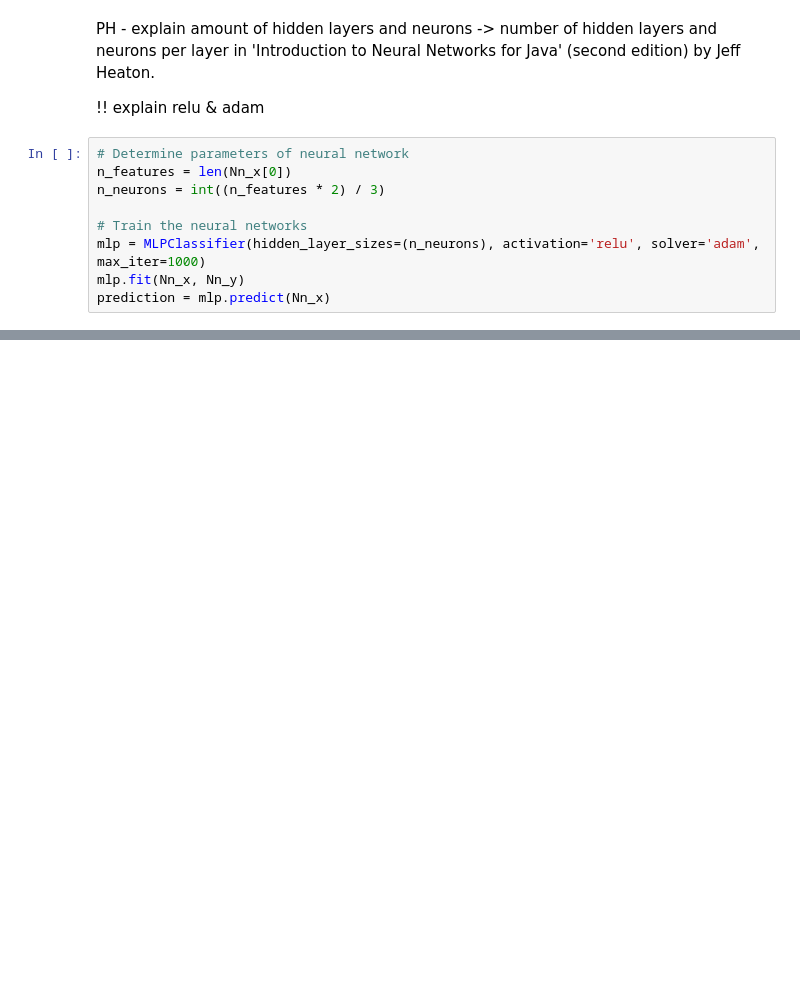
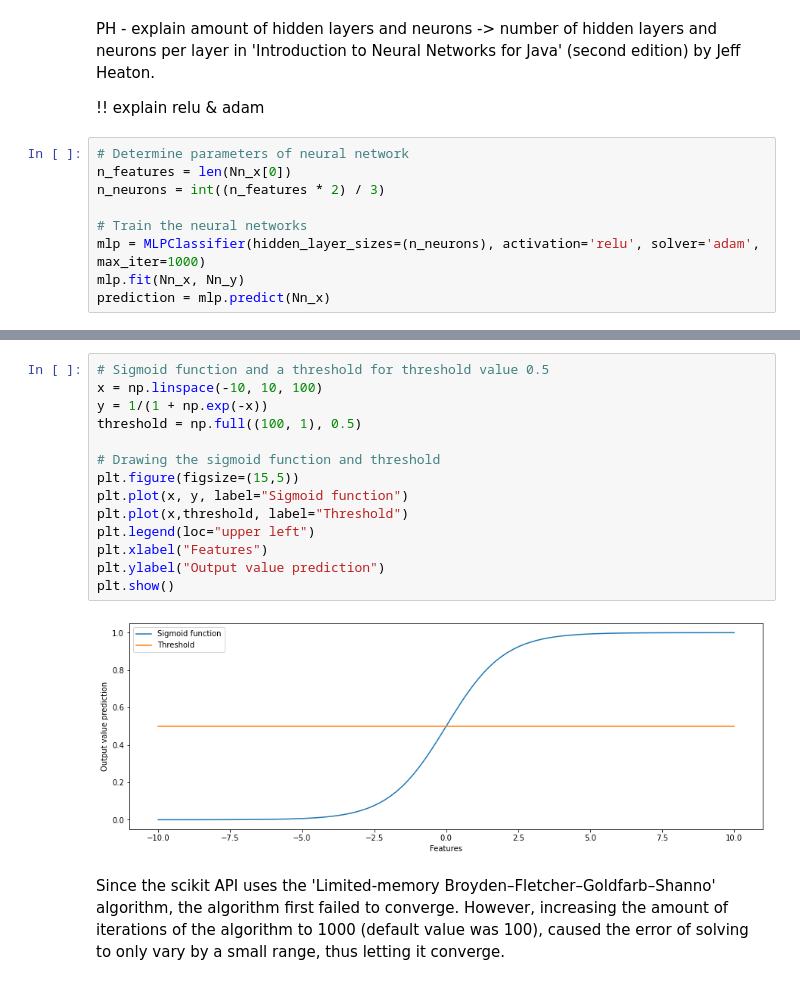
Before and after one commit to jberlang/League-of-Legends-Model, a Jupyter notebook: Notebook.ipynb, the cells around one changed output, grey strips where cells are left out. Cells and saved outputs as stored; diff of their text form; blank space fills up the shorter version.

```diff
--- a/Notebook.ipynb
+++ b/Notebook.ipynb
@@ -408,0 +431,18 @@ weighted avg       0.72      0.72      0.72      7903
+# %%
+# Sigmoid function and a threshold for threshold value 0.5
+x = np.linspace(-10, 10, 100)
+y = 1/(1 + np.exp(-x))
+threshold = np.full((100, 1), 0.5)
+
+# Drawing the sigmoid function and threshold
+plt.figure(figsize=(15,5))
+plt.plot(x, y, label="Sigmoid function")
+plt.plot(x,threshold, label="Threshold")
+plt.legend(loc="upper left")
+plt.xlabel("Features")
+plt.ylabel("Output value prediction")
+plt.show()
+# %% [output]
+[figure, added]
+# %% [markdown]
+Since the scikit API uses the 'Limited-memory Broyden–Fletcher–Goldfarb–Shanno' algorithm, the algorithm first failed to converge. However, increasing the amount of iterations of the algorithm to 1000 (default value was 100), caused the error of solving to only vary by a small range, thus letting it converge.
```
Also changed, not shown: parts of 15 cells of this notebook.
